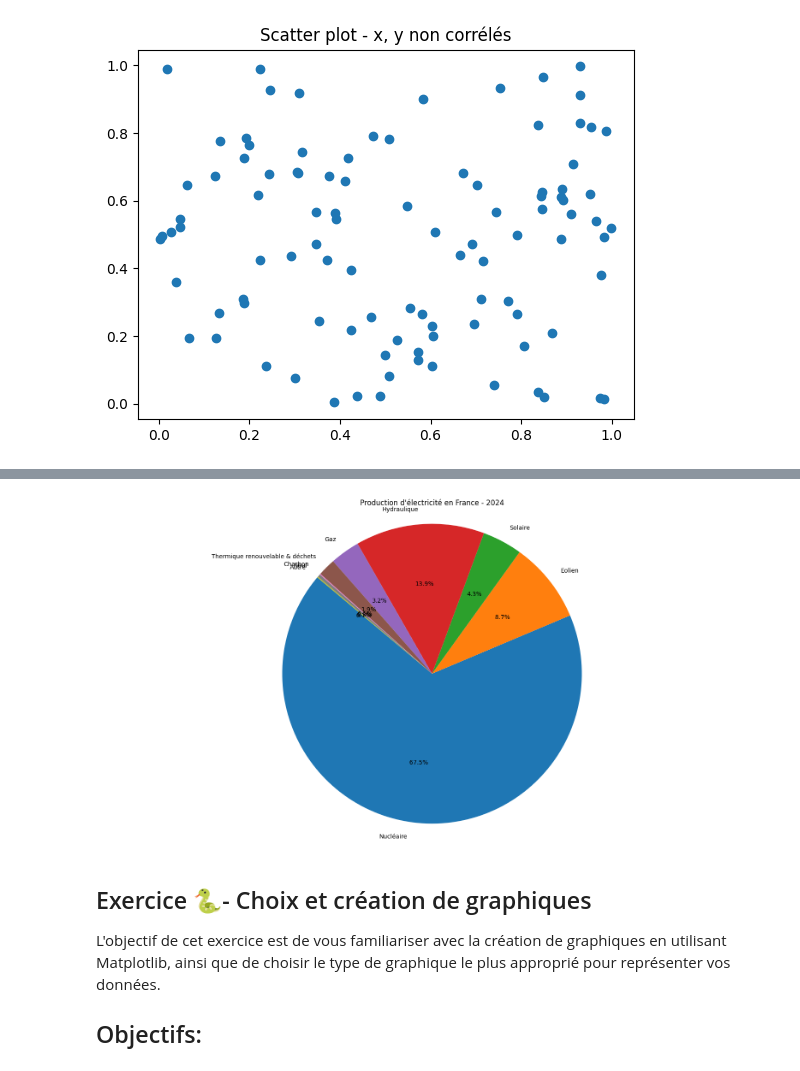
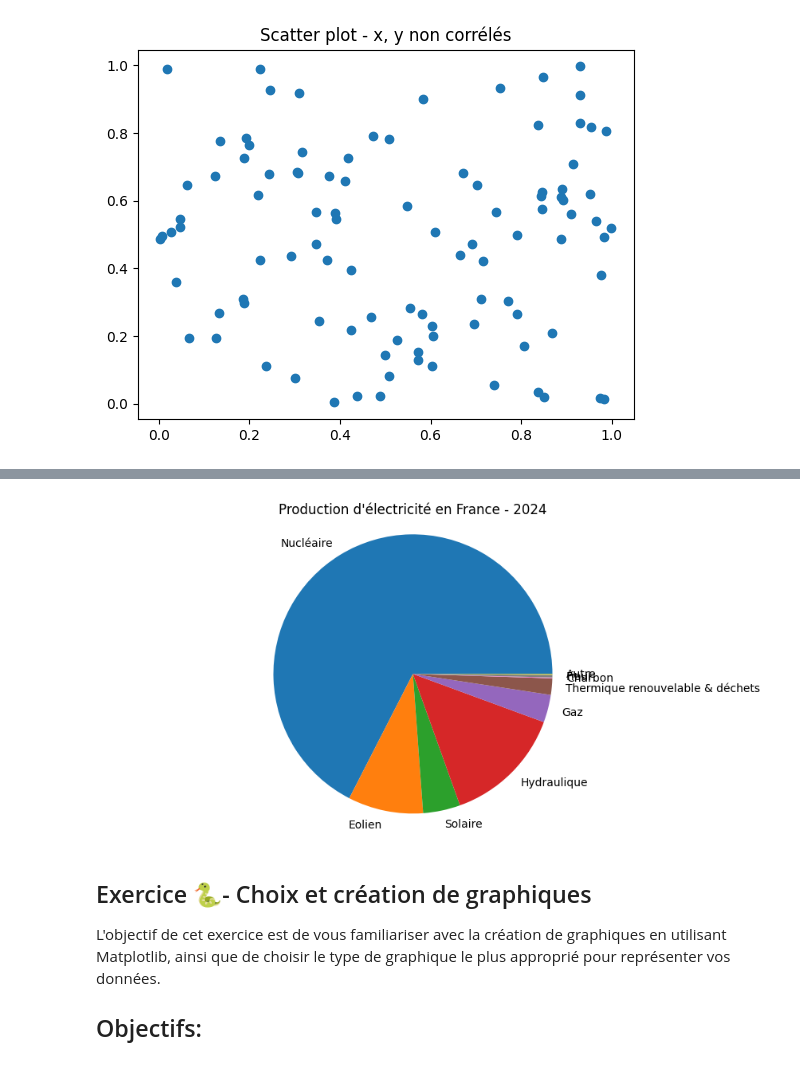
Before and after one commit to ldom1/sorbonne_mimo_python, a Jupyter notebook: 5_numpy_matplotlib/0_cours.ipynb, the cells around one changed output, grey strips where cells are left out. Cells and saved outputs as stored; diff of their text form; code cells hidden in the pictures.

```diff
--- a/5_numpy_matplotlib/0_cours.ipynb
+++ b/5_numpy_matplotlib/0_cours.ipynb
@@ -597,32 +883,31 @@ plt.show()
 # %%
 # Pie chart: représenter la répartition des données
 # Production totale d'électricité - France 2024
 # Source RTE: https://assets.rte-france.com/prod/public/2025-01/2025-01-20-chiffres-cles-production-electricite-francaise-2024.pdf
 production_electricite = {
     "Nucléaire": 67.4,
     "Eolien": 8.7,
     "Solaire": 4.3,
     "Hydraulique": 13.9,
     "Gaz": 3.2,
     "Thermique renouvelable & déchets": 1.9,
     "Charbon": 0.1,
     "Fioul": 0.3,
     "Autre": 0.1,
 }
 
 # On va tracer un pie chart avec les pays et la production d'électricité
 labels = list(production_electricite.keys())
 sizes = list(production_electricite.values())
 
 # On va tracer le pie chart
-plt.figure(figsize=(20, 10))
-plt.pie(sizes, labels=labels, autopct="%1.1f%%", startangle=140)
+plt.figure(figsize=(10, 5))
+plt.pie(sizes, labels=labels)
 plt.axis("equal")  # Equal aspect ratio ensures that pie is drawn as a circle.
 plt.title("Production d'électricité en France - 2024")
-plt.xticks(rotation=45)
 plt.show()
 # %% [output]
-[figure, old version]
+[figure, new version]
 # %% [markdown]
 ## Exercice 🐍- Choix et création de graphiques
 
```
Also changed, not shown: parts of 73 cells of this notebook, 15 other files.
